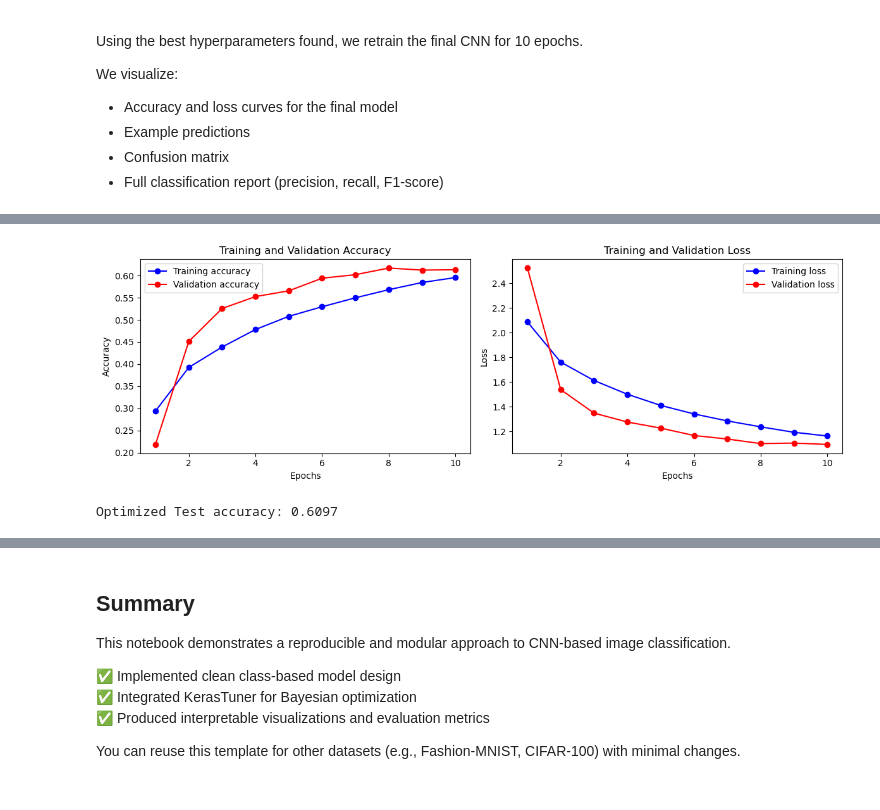
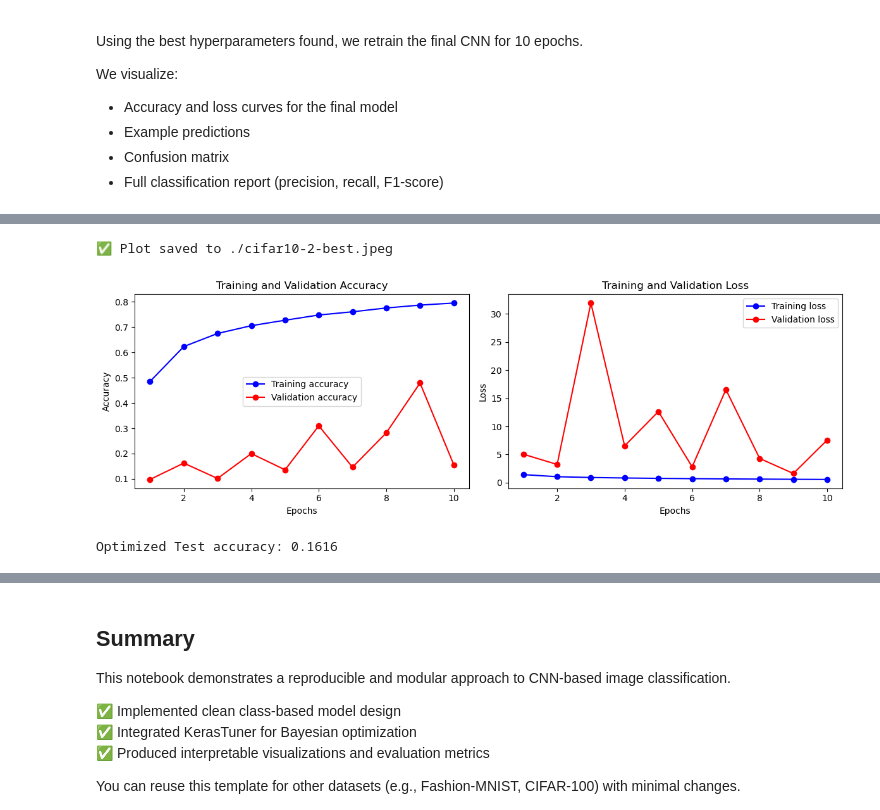
Before and after one commit to SirDarcanos/computer-vision, a Jupyter notebook: CNN/cifar10.ipynb, the cells around one changed output, grey strips where cells are left out. Saved outputs shown, nothing was run; the diff lists cells and outputs as text; code cells hidden in the pictures.

Commit message:
trial 2 completed

```diff
--- a/CNN/cifar10.ipynb
+++ b/CNN/cifar10.ipynb
@@ -90,6 +91,11 @@ Downloading data from https://www.cs.toronto.edu/~kriz/cifar-10-python.tar.gz
 Train full: (50000, 32, 32, 3)
 Test: (10000, 32, 32, 3)
 # %%
+mean = np.mean(X_train_full, axis=(0, 1, 2), keepdims=True)
+std  = np.std(X_train_full, axis=(0, 1, 2), keepdims=True)
+X_train_full = (X_train_full - mean) / std
+X_test  = (X_test - mean) / std
+
 X_train_full = X_train_full.astype("float32") / 255.0
 X_test       = X_test.astype("float32") / 255.0
 # %%
@@ -172,7 +178,7 @@ class SimpleCNN:
         model.add(layers.Activation(activation))
         model.add(layers.Dropout(dropout))
 
-    def build(self, n_filters=32, l2=0.0, lr=1e-3, optimizer='adam', dropout=0.0, activation='relu'):
+    def build(self, n_filters=32, l2=1e-4, lr=1e-3, optimizer='adam', dropout=0.0, activation='relu'):
         model = models.Sequential()
         model.add(layers.Input(shape=self.input_shape))
 
@@ -180,24 +186,36 @@ class SimpleCNN:
         self._add_conv_block(model, n_filters,       l2, activation)
         # Second Conv block
         self._add_conv_block(model, n_filters // 2,  l2, activation)
+        # Third Conv block
+        self._add_conv_block(model, n_filters // 3,  l2, activation)
+
         model.add(layers.Flatten())
         # Dense block
         self._add_dense_block(model, 64, l2, activation, dropout)
         model.add(layers.Dense(self.num_classes, activation='softmax'))
 
-        opt_cls = getattr(optimizers, optimizer.capitalize())
+        # LR Exponential Decay
+        lr_schedule = optimizers.schedules.ExponentialDecay(
+            initial_learning_rate=lr,
+            decay_steps=10000,
+            decay_rate=0.9
+        )
+
+        opt_cls = optimizers.get(optimizer)
+        opt_cls.learning_rate=lr_schedule
+
         if self.strategy:
             with self.strategy.scope():
                 self.model = model
                 self.model.compile(
-                    optimizer=opt_cls(learning_rate=lr),
+                    optimizer=opt_cls,
                     loss='categorical_crossentropy',
                     metrics=['accuracy']
                 )
         else:
             self.model = model
             self.model.compile(
-                optimizer=opt_cls(learning_rate=lr),
+                optimizer=opt_cls,
                 loss='categorical_crossentropy',
                 metrics=['accuracy']
             )
@@ -289,6 +303,7 @@ Epoch 10/10
 # %%
-def plot_training_history(history):
-    """Plot training and validation accuracy/loss."""
+def plot_training_history(history, save_path=None):
+    """Plot training and validation accuracy/loss.
+    Optionally save the figure if save_path is provided."""
     acc = history.history['accuracy']
     val_acc = history.history['val_accuracy']
     loss = history.history['loss']
@@ -316,7 +331,13 @@ def plot_training_history(history):
     plt.legend()
 
     plt.tight_layout()
+
+    # Save if requested
+    if save_path:
+        plt.savefig(save_path, bbox_inches='tight', dpi=300)
+        print(f"✅ Plot saved to {save_path}")
+
     plt.show()
 
-plot_training_history(history_base)
+plot_training_history(history_base, f"./cifar10-{TRIAL}-baseline.jpeg")
 # %% [output]
@@ -434,12 +458,13 @@ Epoch 10/10
 # %%
-plot_training_history(history)
+plot_training_history(history, f"./cifar10-{TRIAL}-best.jpeg")
 # %% [output]
+✅ Plot saved to ./cifar10-2-best.jpeg
-[figure, old version]
+[figure, new version]
 # %%
 test_loss, test_acc = cnn_final.evaluate(X_test, y_test_onehot)
 print(f"Optimized Test accuracy: {test_acc:.4f}")
 # %% [output]
-Optimized Test accuracy: 0.6097
+Optimized Test accuracy: 0.1616
 # %%
 preds = cnn_final.model.predict(X_test)
 
```
Also changed, not shown: parts of 13 cells of this notebook.
